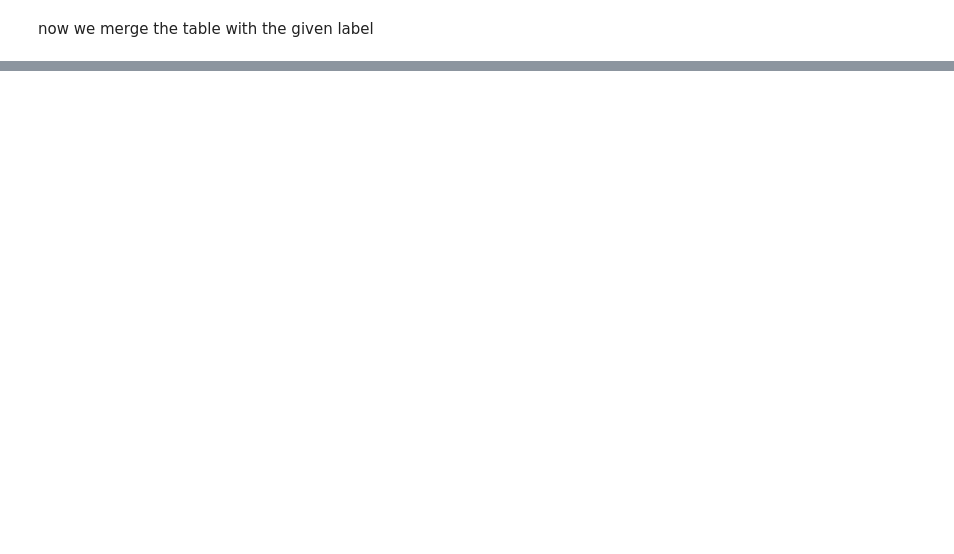
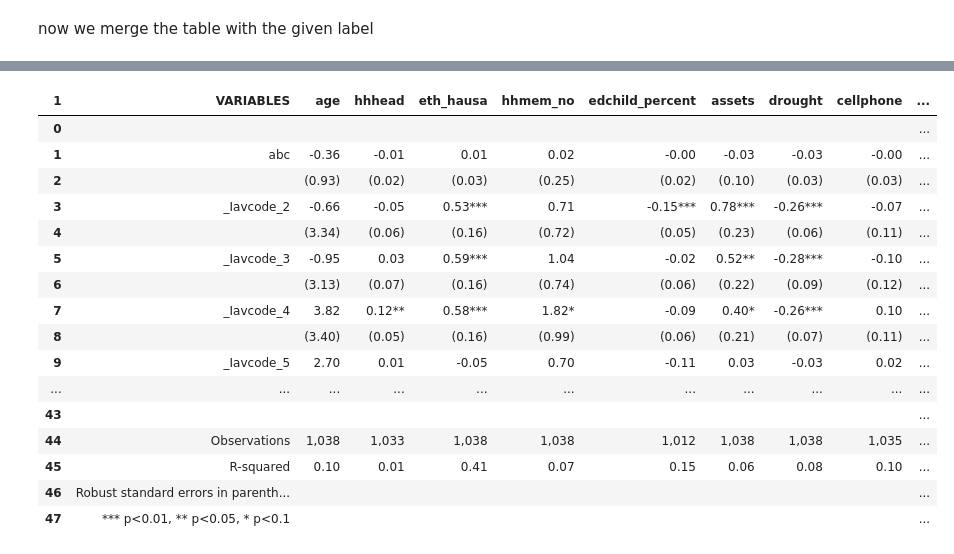
Before and after one commit to sergiozxy/Replication-Econometrics, a Jupyter notebook: codes/cleaning.ipynb, the cells around one changed output, grey strips where cells are left out. Saved outputs shown, nothing was run; the diff lists cells and outputs as text; code cells hidden in the pictures; blank space fills up the shorter version.

```diff
--- a/codes/cleaning.ipynb
+++ b/codes/cleaning.ipynb
@@ -42,0 +66,26 @@ df['varlab'] = df['varlab'].str.replace(r'^s\d+q\d+_\d+\s+', '', regex=True)
+# %%
+difference = pd.read_stata('../02. Datasets/Table1_PanelA_dta.dta')
+difference.columns = difference.iloc[1]
+# Drop the first row
+difference = difference.drop(0).reset_index(drop=True)
+difference = difference.drop(0).reset_index(drop=True)
+# %%
+difference
+# %% [output]
+| 1 | VARIABLES | age | hhhead | eth_hausa | hhmem_no | edchild_percent | assets | drought | cellphone | ... |
+| 0 |  |  |  |  |  |  |  |  |  | ... |
+| 1 | abc | -0.36 | -0.01 | 0.01 | 0.02 | -0.00 | -0.03 | -0.03 | -0.00 | ... |
+| 2 |  | (0.93) | (0.02) | (0.03) | (0.25) | (0.02) | (0.10) | (0.03) | (0.03) | ... |
+| 3 | _Iavcode_2 | -0.66 | -0.05 | 0.53*** | 0.71 | -0.15*** | 0.78*** | -0.26*** | -0.07 | ... |
+| 4 |  | (3.34) | (0.06) | (0.16) | (0.72) | (0.05) | (0.23) | (0.06) | (0.11) | ... |
+| 5 | _Iavcode_3 | -0.95 | 0.03 | 0.59*** | 1.04 | -0.02 | 0.52** | -0.28*** | -0.10 | ... |
+| 6 |  | (3.13) | (0.07) | (0.16) | (0.74) | (0.06) | (0.22) | (0.09) | (0.12) | ... |
+| 7 | _Iavcode_4 | 3.82 | 0.12** | 0.58*** | 1.82* | -0.09 | 0.40* | -0.26*** | 0.10 | ... |
+| 8 |  | (3.40) | (0.05) | (0.16) | (0.99) | (0.06) | (0.21) | (0.07) | (0.11) | ... |
+| 9 | _Iavcode_5 | 2.70 | 0.01 | -0.05 | 0.70 | -0.11 | 0.03 | -0.03 | 0.02 | ... |
+| ... | ... | ... | ... | ... | ... | ... | ... | ... | ... | ... |
+| 43 |  |  |  |  |  |  |  |  |  | ... |
+| 44 | Observations | 1,038 | 1,033 | 1,038 | 1,038 | 1,012 | 1,038 | 1,038 | 1,035 | ... |
+| 45 | R-squared | 0.10 | 0.01 | 0.41 | 0.07 | 0.15 | 0.06 | 0.08 | 0.10 | ... |
+| 46 | Robust standard errors in parenth... |  |  |  |  |  |  |  |  | ... |
+| 47 | *** p<0.01, ** p<0.05, * p<0.1 |  |  |  |  |  |  |  |  | ... |
```
Also changed, not shown: parts of 9 cells of this notebook, 4 other files.
